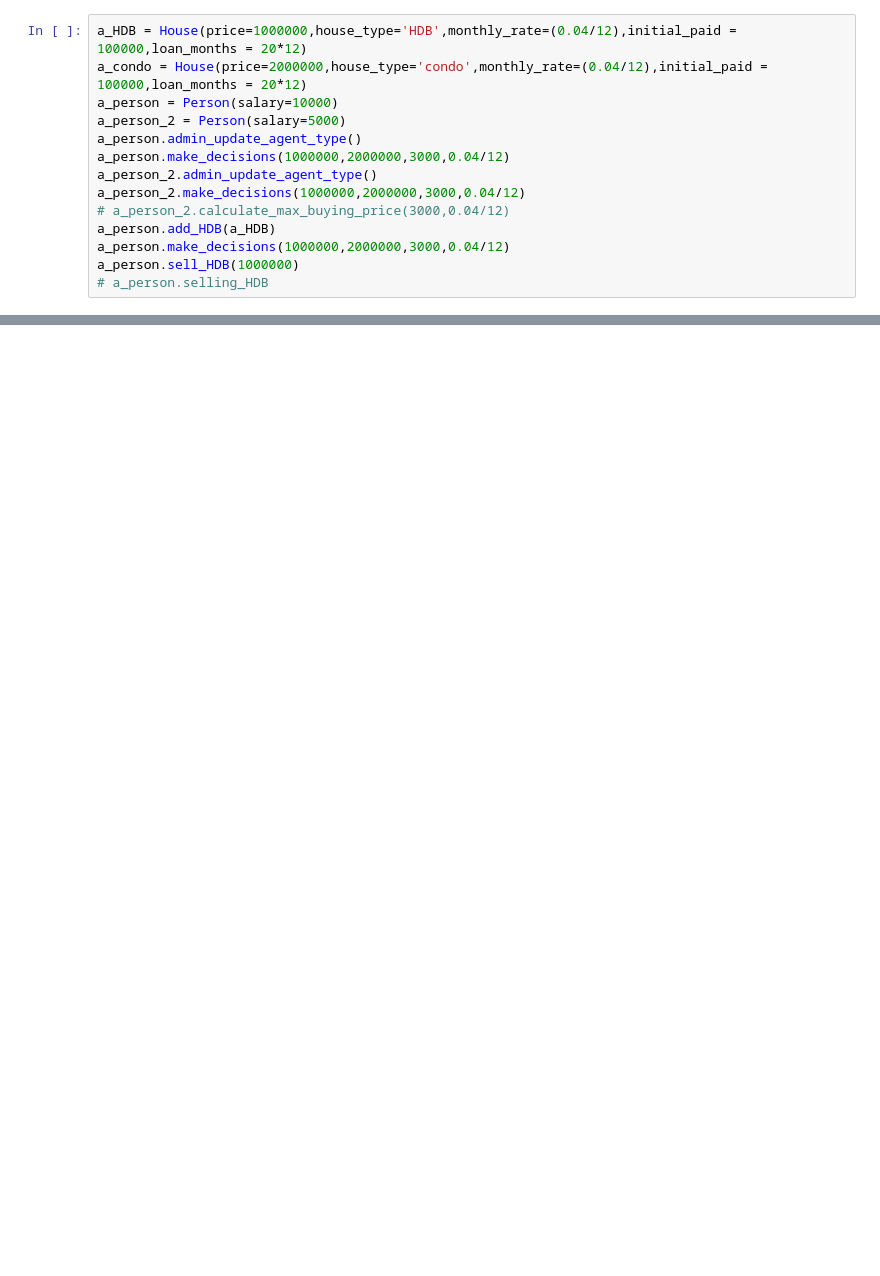
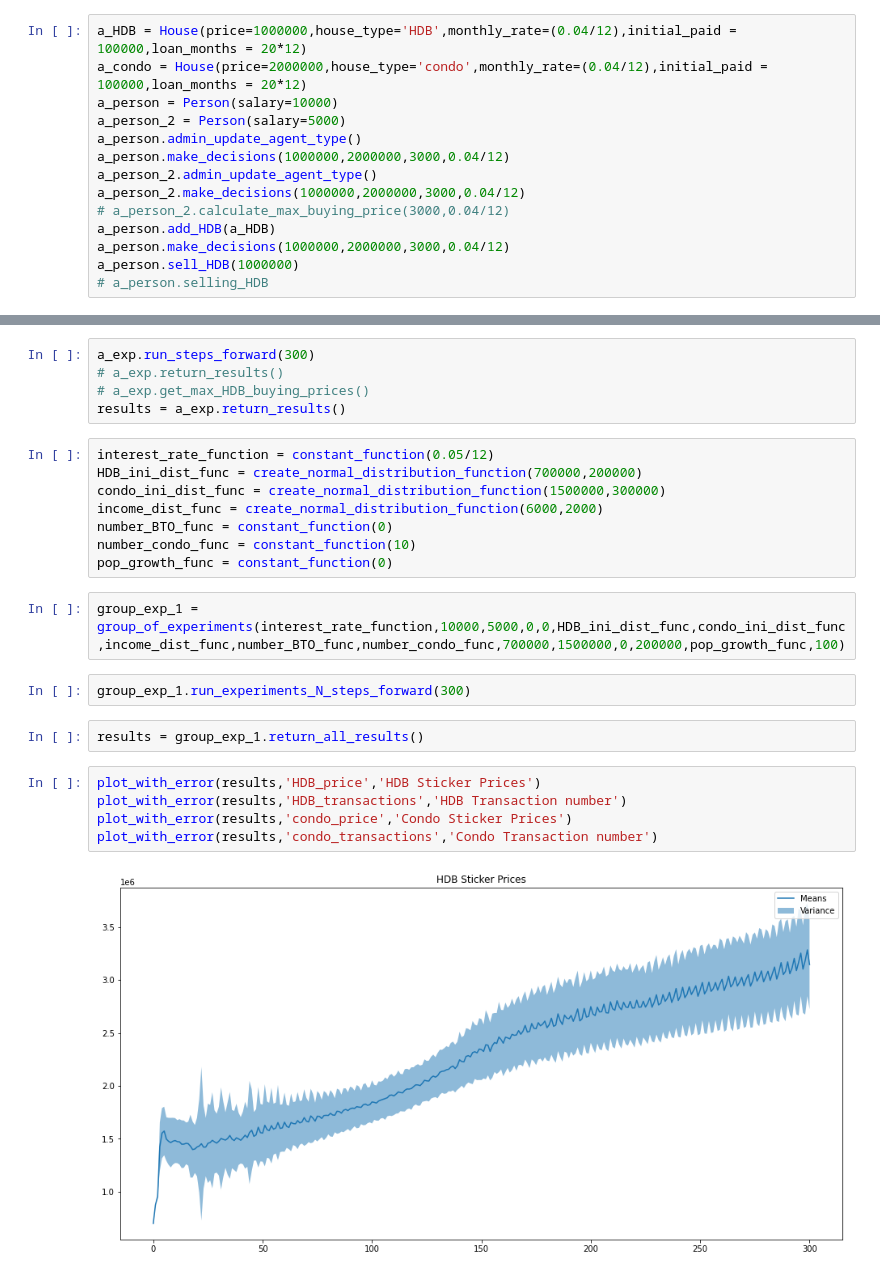
Before and after one commit to tmog123/RandomAnalysis, a Jupyter notebook: ABM_housing_4agents.ipynb, the cells around one changed output, grey strips where cells are left out. Saved outputs shown, nothing was run; the diff lists cells and outputs as text; blank space fills up the shorter version.

```diff
--- a/ABM_housing_4agents.ipynb
+++ b/ABM_housing_4agents.ipynb
@@ -456,0 +580,26 @@ test_HDB.monthly_repayments()
+# %%
+a_exp.run_steps_forward(300)
+# a_exp.return_results()
+# a_exp.get_max_HDB_buying_prices()
+results = a_exp.return_results()
+# %%
+interest_rate_function = constant_function(0.05/12)
+HDB_ini_dist_func = create_normal_distribution_function(700000,200000)
+condo_ini_dist_func = create_normal_distribution_function(1500000,300000)
+income_dist_func = create_normal_distribution_function(6000,2000)
+number_BTO_func = constant_function(0)
+number_condo_func = constant_function(10)
+pop_growth_func = constant_function(0)
+# %%
+group_exp_1 = group_of_experiments(interest_rate_function,10000,5000,0,0,HDB_ini_dist_func,condo_ini_dist_func,income_dist_func,number_BTO_func,number_condo_func,700000,1500000,0,200000,pop_growth_func,100)
+# %%
+group_exp_1.run_experiments_N_steps_forward(300)
+# %%
+results = group_exp_1.return_all_results()
+# %%
+plot_with_error(results,'HDB_price','HDB Sticker Prices')
+plot_with_error(results,'HDB_transactions','HDB Transaction number')
+plot_with_error(results,'condo_price','Condo Sticker Prices')
+plot_with_error(results,'condo_transactions','Condo Transaction number')
+# %% [output]
+[figure, added]
```
Also changed, not shown: parts of 10 cells of this notebook.
